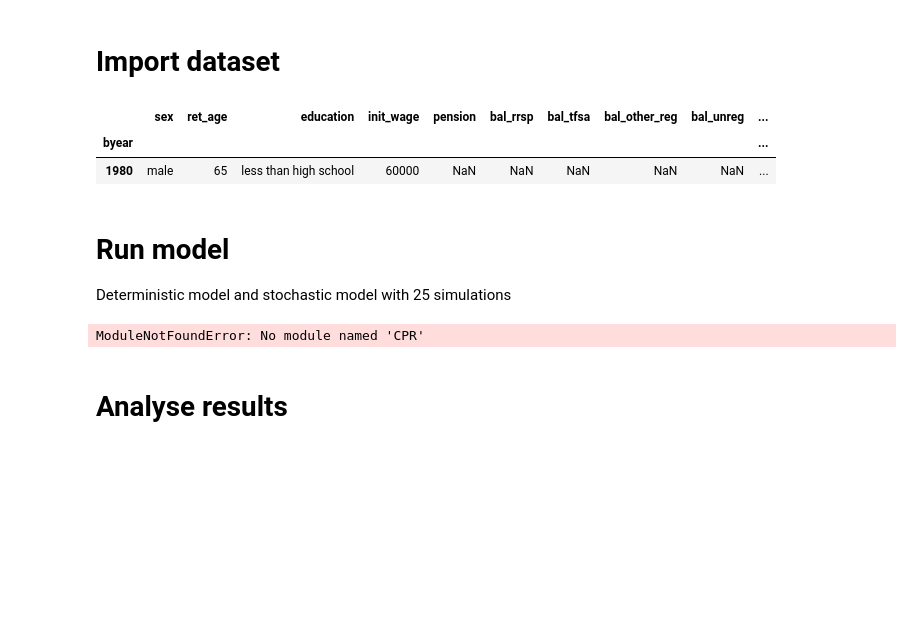
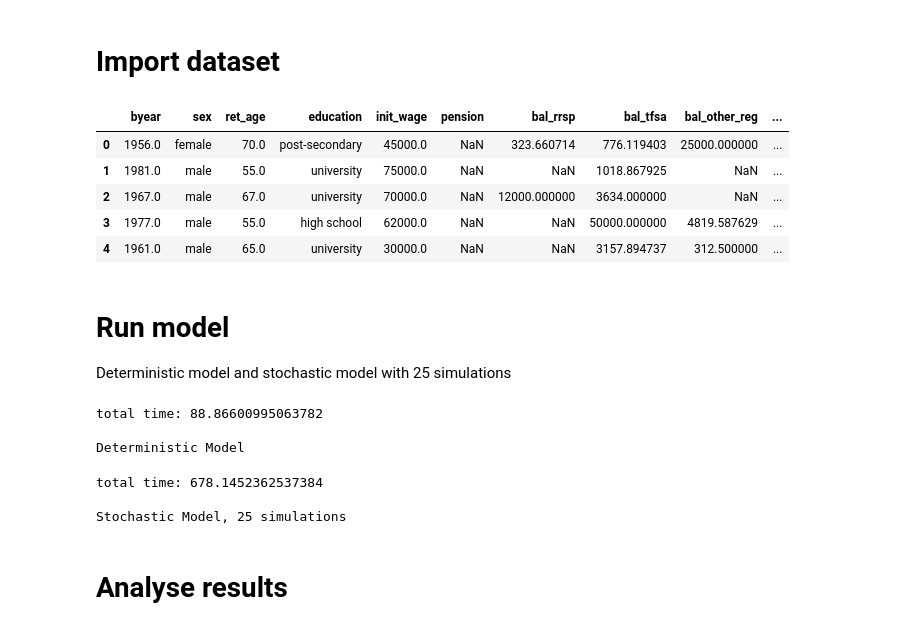
Before and after one commit to rsi-models/CPR, a Jupyter notebook: Notebooks/Tutorial CPR.ipynb, the cells around one changed output. Saved outputs shown, nothing was run; the diff lists cells and outputs as text; code cells hidden in the pictures; blank space fills up the shorter version.

```diff
--- a/Notebooks/Tutorial CPR.ipynb
+++ b/Notebooks/Tutorial CPR.ipynb
@@ -31,36 +13,37 @@ pd.options.display.max_rows = None
 # %% [markdown]
 # Import dataset
-# %%
-#from CPR import analysis
-#import analysis
-
-#inputs = analysis.get_dataset()
-#inputs = (pd.read_csv('C:/Users/roger/Documents/GitHub/CPR/CPR_out/CPR/data/inputs/synth_inputs.csv',index_col=0))[:25]
-#inputs = (pd.read_csv('C:/Users/roger/Documents/GitHub/CPR/CPR_out/inputs.csv',index_col=0))[332:333]
-#inputs = pd.read_csv('C:/Users/roger/Documents/GitHub/CPR/CPR/Notebooks/my_inputs.csv',index_col=0)
-
-#inputs = pd.read_csv('C:/Users/roger/Documents/GitHub/CPR/CPR_out/my_inputs.csv',index_col=0)
-inputs = pd.read_csv('./my_inputs.csv',index_col=0)
-
-inputs.head(2)
-# %% [output]
-|  | sex | ret_age | education | init_wage | pension | bal_rrsp | bal_tfsa | bal_other_reg | bal_unreg | ... |
-| byear |  |  |  |  |  |  |  |  |  | ... |
-| 1980 | male | 65 | less than high school | 60000 | NaN | NaN | NaN | NaN | NaN | ... |
+# %%
+from CPR import analysis
+
+inputs = analysis.get_dataset()
+
+inputs.head()
+# %% [output]
+|  | byear | sex | ret_age | education | init_wage | pension | bal_rrsp | bal_tfsa | bal_other_reg | ... |
+| 0 | 1956.0 | female | 70.0 | post-secondary | 45000.0 | NaN | 323.660714 | 776.119403 | 25000.000000 | ... |
+| 1 | 1981.0 | male | 55.0 | university | 75000.0 | NaN | NaN | 1018.867925 | NaN | ... |
+| 2 | 1967.0 | male | 67.0 | university | 70000.0 | NaN | 12000.000000 | 3634.000000 | NaN | ... |
+| 3 | 1977.0 | male | 55.0 | high school | 62000.0 | NaN | NaN | 50000.000000 | 4819.587629 | ... |
+| 4 | 1961.0 | male | 65.0 | university | 30000.0 | NaN | NaN | 3157.894737 | 312.500000 | ... |
 # %% [markdown]
 # Run model
 Deterministic model and stochastic model with 25 simulations
 # %%
-#from CPR import main
-#import main
+from CPR import main
 
 res_deter = main.run_simulations(inputs, 1, non_stochastic=True)
 res_deter.summarize()
 # %% [output]
-ModuleNotFoundError: No module named 'CPR'
+total time: 88.86600995063782
+
+Deterministic Model
 # %%
 res_stoch = main.run_simulations(inputs, 25, non_stochastic=False)
 res_stoch.summarize()
+# %% [output]
+total time: 678.1452362537384
+
+Stochastic Model, 25 simulations
 # %% [markdown]
 # Analyse results
 # %% [markdown]
```
Also changed, not shown: parts of 15 cells of this notebook, 2 other files.
